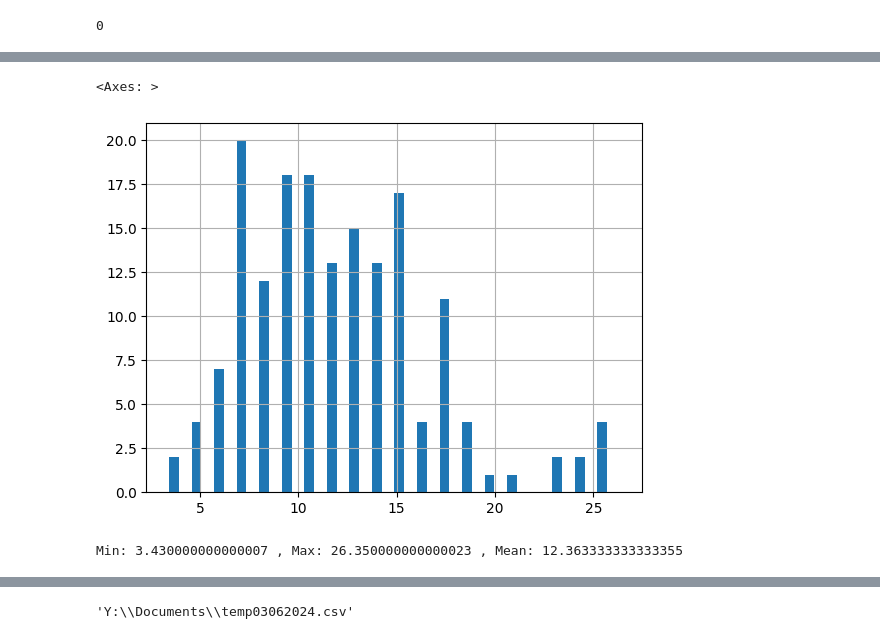
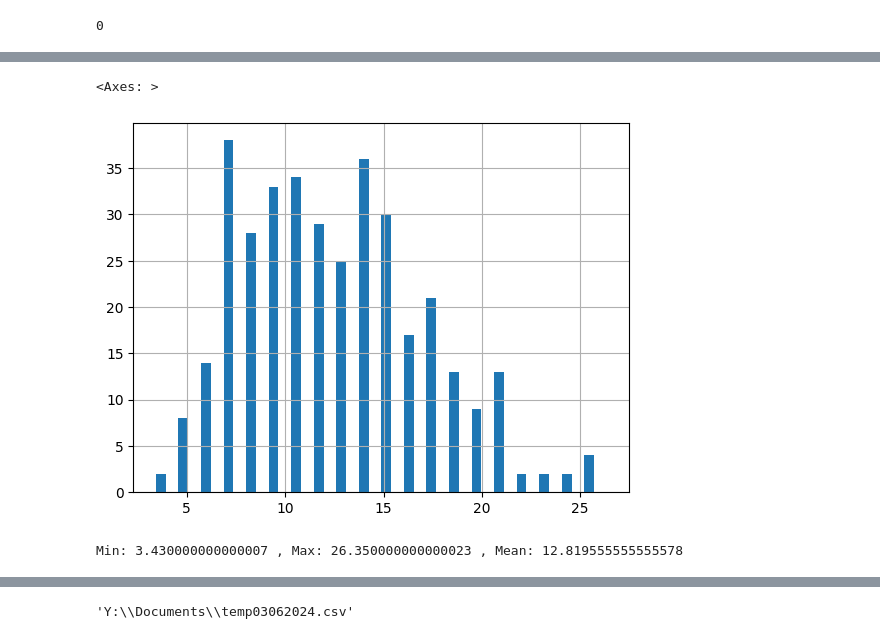
Before and after one commit to jdavid54/jupyter_notebooks2, a Jupyter notebook: plot_temp_hour.ipynb, the cells around one changed output, grey strips where cells are left out. Drawn from its saved outputs; the diff is of its cells as text; code cells hidden in the pictures.

```diff
--- a/plot_temp_hour.ipynb
+++ b/plot_temp_hour.ipynb
@@ -757,7 +756,7 @@ difference_heures
 # %%
 assert data.tail(1)["dates"].values[0].split(':')[0] == today_str.split(':')[0]
 # %%
-jours = 7
+jours = 15
 # %%
 # liste des températures sur une même plage horaire de 24h des 7 derniers jours
 data_24_list = [list([data.tail(24*t).temp.head(24).values]) for t in range(jours, 0, -1)]
@@ -871,13 +875,13 @@ _7days.plot.kde(bw_method=0.1)
 # %%
-_7days = data['temp'].tail(24*7)
+_7days = data['temp'].tail(24*jours)
 _7days.hist(bins=20,width=0.5)
 # %% [output]
 <Axes: >
-[figure, old version]
+[figure, new version]
 # %%
 print('Min:', _7days.min(), ', Max:', _7days.max(), ', Mean:', _7days.mean())
 # %% [output]
-Min: 3.430000000000007 , Max: 26.350000000000023 , Mean: 12.363333333333355
+Min: 3.430000000000007 , Max: 26.350000000000023 , Mean: 12.819555555555578
 # %%
 t=7
 max_, min_ = np.max(list(data.tail(24*t).temp.head(24))), np.min(list(data.tail(24*t).temp.head(24)))
```
Also changed, not shown: parts of 84 cells of this notebook, 14 other files.
